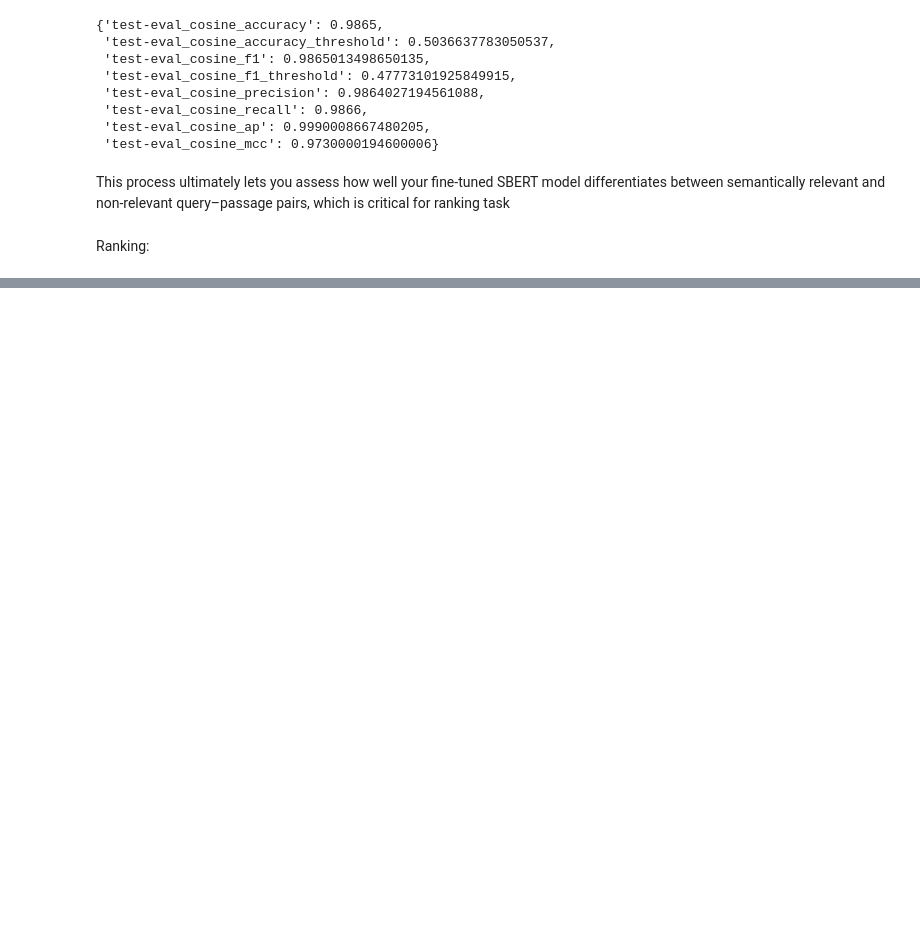
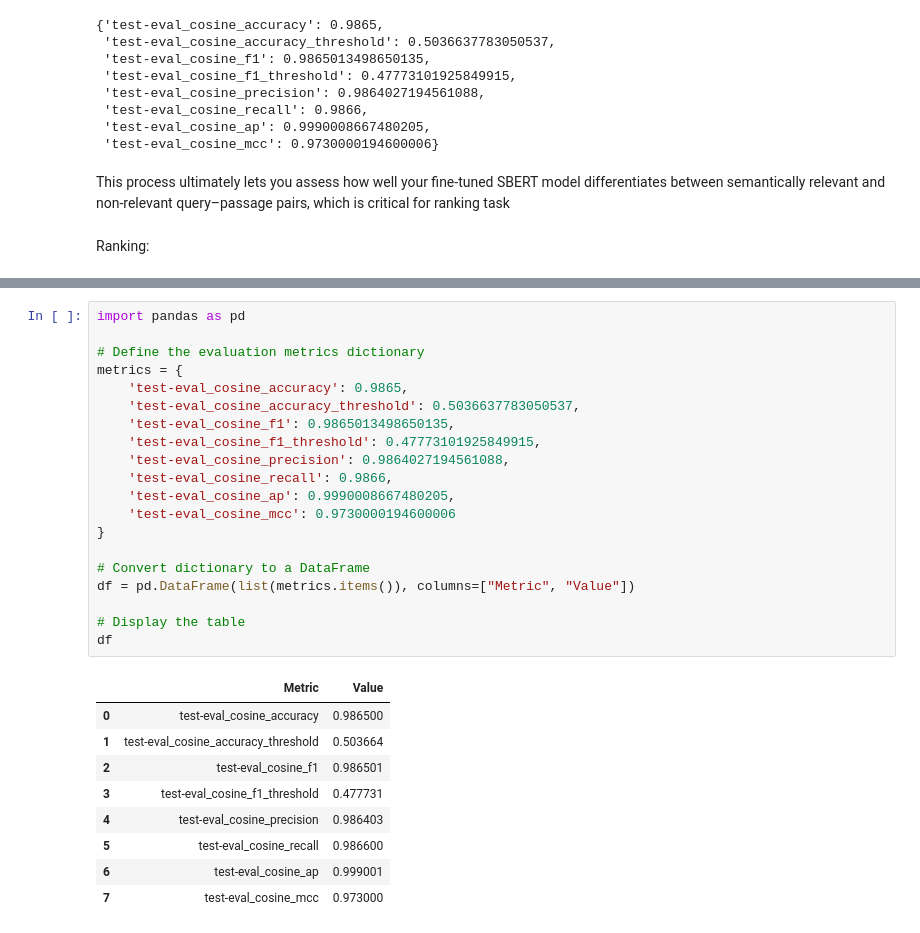
Before and after one commit to alenabd24/SBERT_Training_Search_Engine, a Jupyter notebook: SBERT_TRAINING.ipynb, the cells around one changed output, grey strips where cells are left out. Cells and saved outputs as stored; diff of their text form; blank space fills up the shorter version.

Commit message:
SBERT re-ranker fine-tuning and evaluation

```diff
--- a/SBERT_TRAINING.ipynb
+++ b/SBERT_TRAINING.ipynb
@@ -1041,3 +1027,33 @@ Similarity Scores: [0.80981493 0.07949363]
 
 
 Mean Reciprocal Rank (MRR) across queries: 0.9998993761320185
+# %%
+import pandas as pd
+
+# Define the evaluation metrics dictionary
+metrics = {
+    'test-eval_cosine_accuracy': 0.9865,
+    'test-eval_cosine_accuracy_threshold': 0.5036637783050537,
+    'test-eval_cosine_f1': 0.9865013498650135,
+    'test-eval_cosine_f1_threshold': 0.47773101925849915,
+    'test-eval_cosine_precision': 0.9864027194561088,
+    'test-eval_cosine_recall': 0.9866,
+    'test-eval_cosine_ap': 0.9990008667480205,
+    'test-eval_cosine_mcc': 0.9730000194600006
+}
+
+# Convert dictionary to a DataFrame
+df = pd.DataFrame(list(metrics.items()), columns=["Metric", "Value"])
+
+# Display the table
+df
+# %% [output]
+|  | Metric | Value |
+| 0 | test-eval_cosine_accuracy | 0.986500 |
+| 1 | test-eval_cosine_accuracy_threshold | 0.503664 |
+| 2 | test-eval_cosine_f1 | 0.986501 |
+| 3 | test-eval_cosine_f1_threshold | 0.477731 |
+| 4 | test-eval_cosine_precision | 0.986403 |
+| 5 | test-eval_cosine_recall | 0.986600 |
+| 6 | test-eval_cosine_ap | 0.999001 |
+| 7 | test-eval_cosine_mcc | 0.973000 |
```
Also changed, not shown: parts of 11 cells of this notebook.
